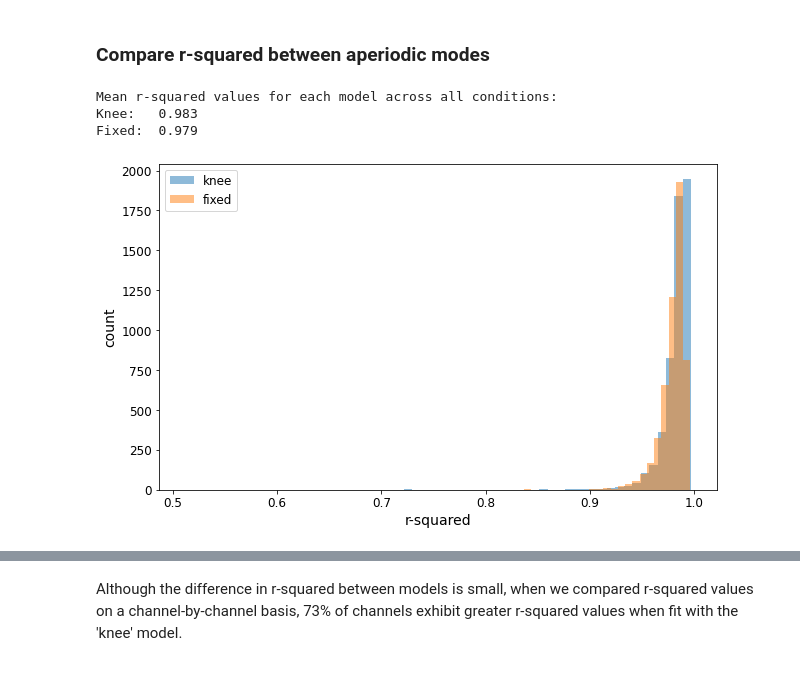
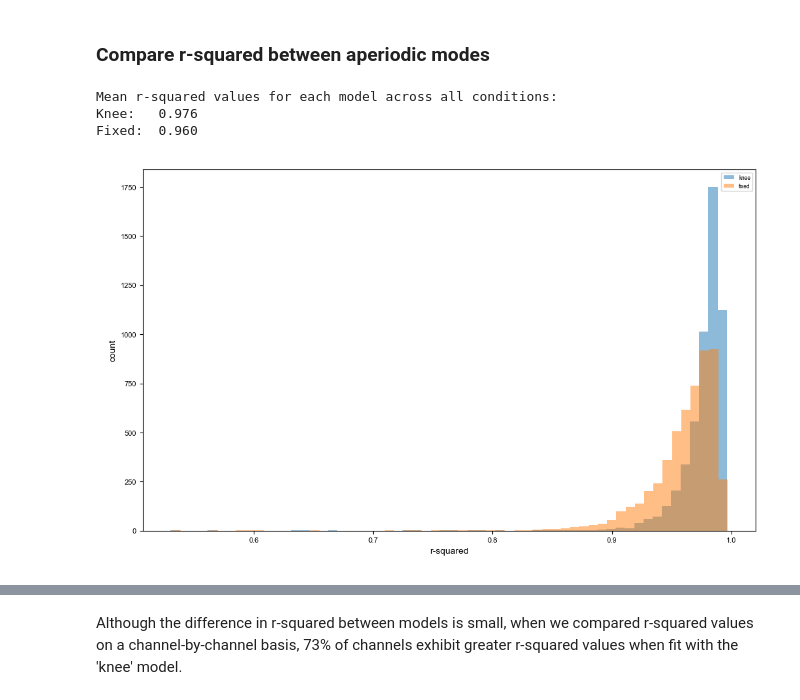
Before and after one commit to voytekresearch/oscillation_vs_exponent, a Jupyter notebook: notebooks/aperiodic_mode.ipynb, the cells around one changed output, grey strips where cells are left out. Drawn from its saved outputs; the diff is of its cells as text; code cells hidden in the pictures.

```diff
--- a/notebooks/aperiodic_mode.ipynb
+++ b/notebooks/aperiodic_mode.ipynb
@@ -53,13 +28,2 @@ AP_MODE = 'knee'
-# %%
-# Matplotlib rcParams
-
-# font/text size
-rcParams['xtick.labelsize'] = 12
-rcParams['ytick.labelsize'] = 12
-rcParams['axes.labelsize'] = 14
-rcParams['axes.titlesize'] = 16
-rcParams['legend.fontsize'] = 12
-
-# saving
-rcParams['savefig.dpi'] = 300
-rcParams['savefig.facecolor'] = 'w'
+# %%
+plt.style.use("../mplstyle/default.mplstyle")
@@ -81,40 +48,40 @@ for material in ['words','faces']:
         for window in ['pre', 'post']:
             # load r-squared values for 'knee' model
             fg_k = SpectralGroupModel()
-            fg_k.load(f'{PROJECT_PATH}/data/ieeg_psd_param/{material}_{memory}_{window}stim_params_knee')
+            fg_k.load(f'{PROJECT_PATH}/data/ieeg_psd_param/psd_{material}_{memory}_{window}stim_params_knee')
             # r2_k = fg_k.get_params('r_squared')
             r2_k = compute_adj_r2(fg_k)
             r2_knee.append(r2_k)
 
             # load r-squared values for 'fixed' model
             fg_f = SpectralGroupModel()
-            fg_f.load(f'{PROJECT_PATH}/data/ieeg_psd_param/{material}_{memory}_{window}stim_params_fixed')
+            fg_f.load(f'{PROJECT_PATH}/data/ieeg_psd_param/psd_{material}_{memory}_{window}stim_params_fixed')
             # r2_f = fg_f.get_params('r_squared')
             r2_f = compute_adj_r2(fg_f)
             r2_fixed.append(r2_f)
 
 # concatenate
 r2_knee = np.concatenate(r2_knee)
 r2_fixed = np.concatenate(r2_fixed)
 
 # print mean
 print("Mean r-squared values for each model across all conditions:")
 print(f"Knee: \t{np.nanmean(r2_knee):.3f}")
 print(f"Fixed: \t{np.nanmean(r2_fixed):.3f}")
 
 # plot histogram of results
 fig, ax = plt.subplots(figsize=(10, 6))
 ax.hist(r2_knee, bins=60, alpha=0.5, label='knee')
 ax.hist(r2_fixed, bins=60, alpha=0.5, label='fixed')
 ax.set(xlabel="r-squared", ylabel="count")
 ax.legend()
 
 plt.show()
 # %% [output]
 Mean r-squared values for each model across all conditions:
-Knee:   0.983
-Fixed:  0.979
+Knee:   0.976
+Fixed:  0.960
-[figure, old version]
+[figure, new version]
 # %%
 # there are a few outliers with poor fits
 
```
Also changed, not shown: parts of 20 cells of this notebook.
